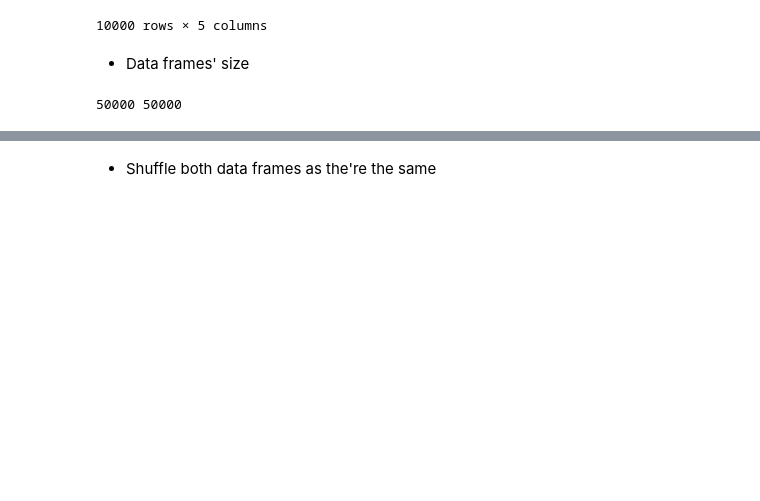
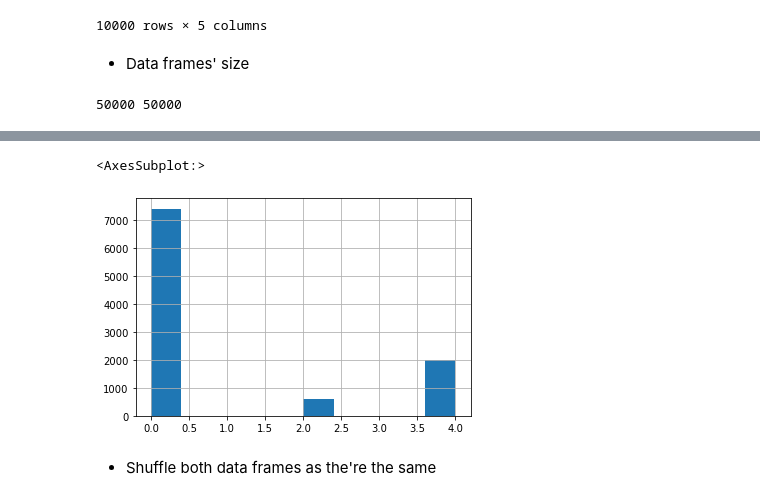
Before and after one commit to alenvlahovljak/nlp-exercises, a Jupyter notebook: TERM-II.ipynb, the cells around one changed output, grey strips where cells are left out. Cells and saved outputs as stored; diff of their text form; code cells hidden in the pictures; blank space fills up the shorter version.

```diff
--- a/TERM-II.ipynb
+++ b/TERM-II.ipynb
@@ -98,3 +90,8 @@ NameError: name 'df' is not defined
+# %%
+df_test['tweet_polarity'].hist()
+# %% [output]
+<AxesSubplot:>
+[figure, added]
 # %% [markdown]
 - Shuffle both data frames as the're the same
 # %%
```
Also changed, not shown: parts of 7 cells of this notebook.
